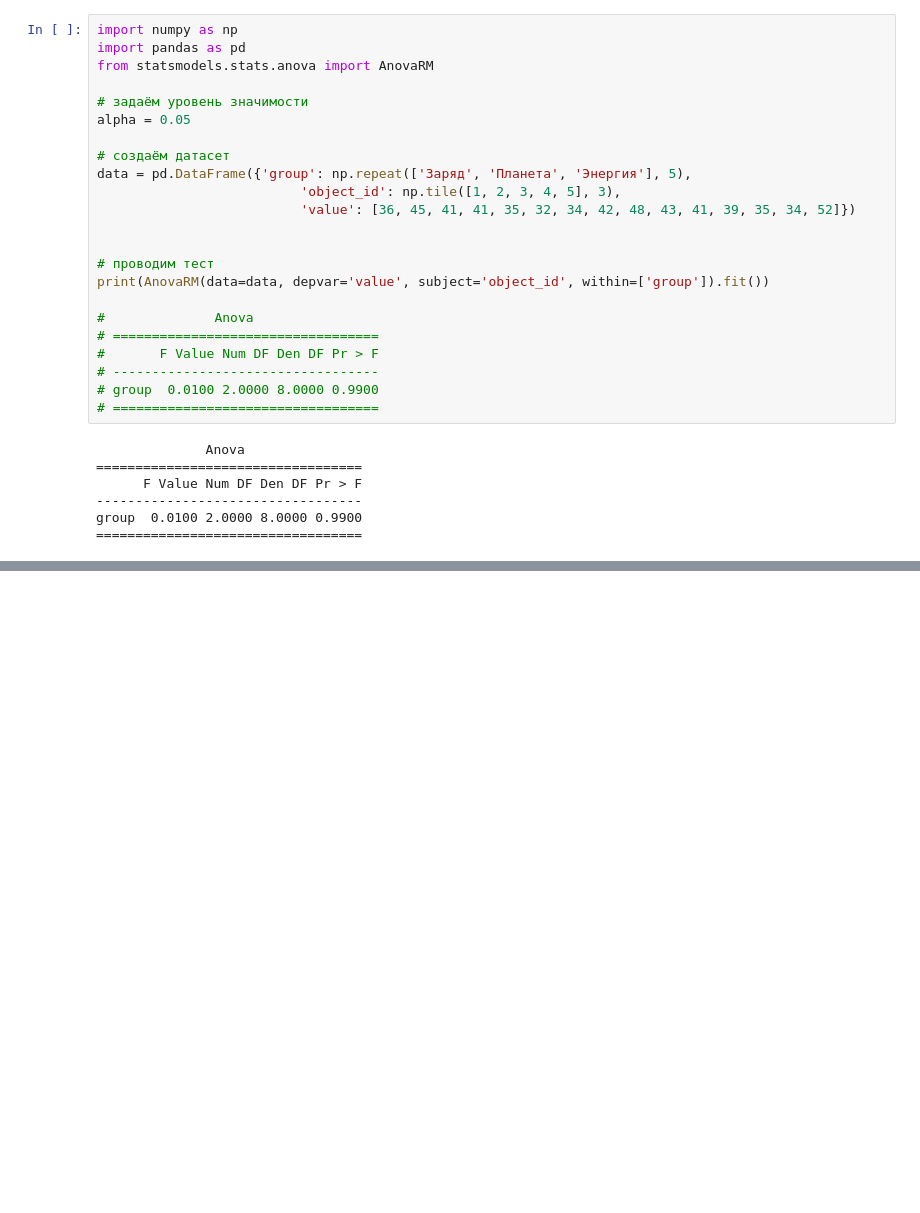
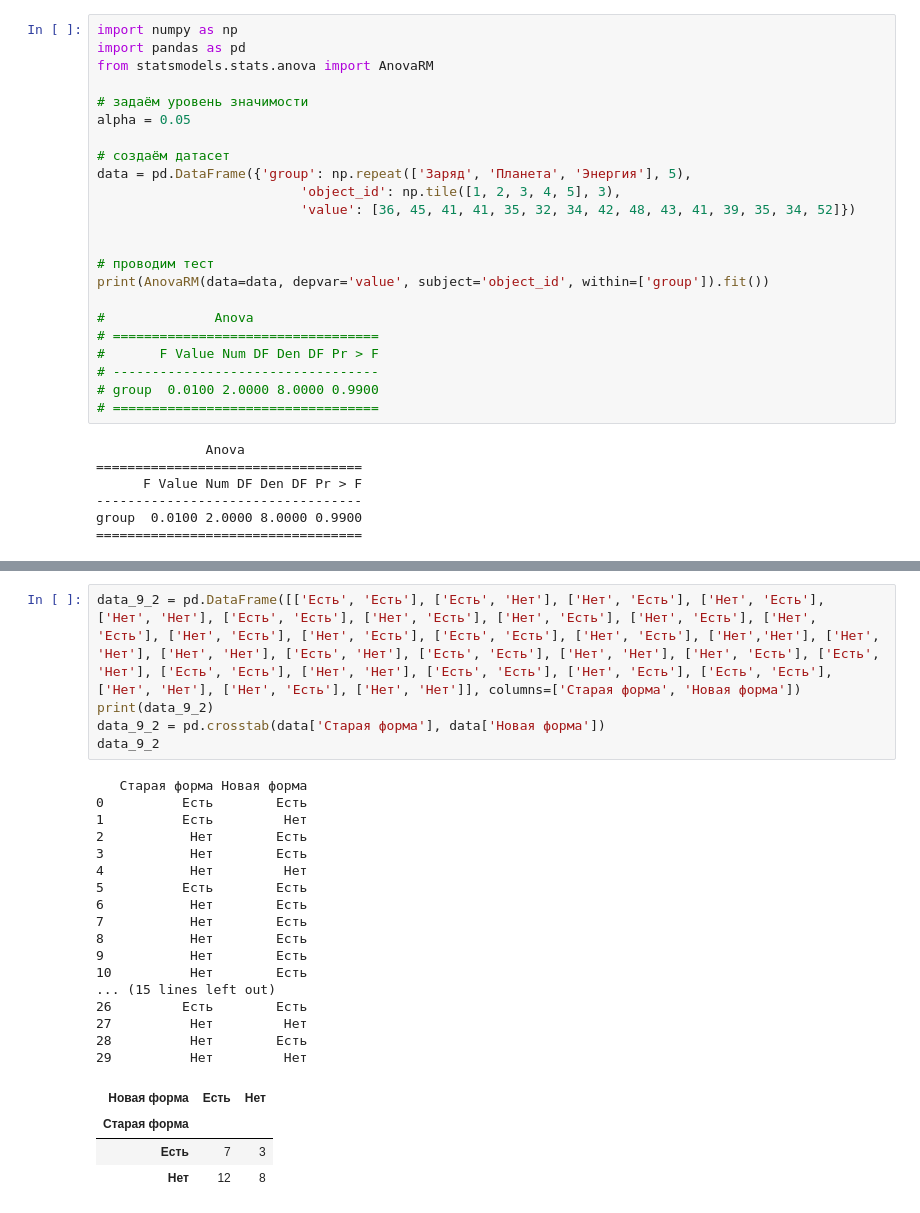
Before and after one commit to AlexGorel/IDE_NEW, a Jupyter notebook: EDA-4. Статистические тесты/EDA-4. Статистические тесты.ipynb, the cells around one changed output, grey strips where cells are left out. Cells and saved outputs as stored; diff of their text form; blank space fills up the shorter version.

```diff
--- a/EDA-4. Статистические тесты/EDA-4. Статистические тесты.ipynb
+++ b/EDA-4. Статистические тесты/EDA-4. Статистические тесты.ipynb
@@ -292,0 +839,27 @@ group  0.0100 2.0000 8.0000 0.9900
+# %%
+data_9_2 = pd.DataFrame([['Есть', 'Есть'], ['Есть', 'Нет'], ['Нет', 'Есть'], ['Нет', 'Есть'], ['Нет', 'Нет'], ['Есть', 'Есть'], ['Нет', 'Есть'], ['Нет', 'Есть'], ['Нет', 'Есть'], ['Нет', 'Есть'], ['Нет', 'Есть'], ['Нет', 'Есть'], ['Есть', 'Есть'], ['Нет', 'Есть'], ['Нет','Нет'], ['Нет', 'Нет'], ['Нет', 'Нет'], ['Есть', 'Нет'], ['Есть', 'Есть'], ['Нет', 'Нет'], ['Нет', 'Есть'], ['Есть', 'Нет'], ['Есть', 'Есть'], ['Нет', 'Нет'], ['Есть', 'Есть'], ['Нет', 'Есть'], ['Есть', 'Есть'], ['Нет', 'Нет'], ['Нет', 'Есть'], ['Нет', 'Нет']], columns=['Старая форма', 'Новая форма'])
+print(data_9_2)
+data_9_2 = pd.crosstab(data['Старая форма'], data['Новая форма'])
+data_9_2
+# %% [output]
+   Старая форма Новая форма
+0          Есть        Есть
+1          Есть         Нет
+2           Нет        Есть
+3           Нет        Есть
+4           Нет         Нет
+5          Есть        Есть
+6           Нет        Есть
+7           Нет        Есть
+8           Нет        Есть
+9           Нет        Есть
+10          Нет        Есть
+... (15 lines left out)
+26         Есть        Есть
+27          Нет         Нет
+28          Нет        Есть
+29          Нет         Нет
+| Новая форма | Есть | Нет |
+| Старая форма |  |  |
+| Есть | 7 | 3 |
+| Нет | 12 | 8 |
```
Also changed, not shown: parts of 26 cells of this notebook, 3 other files.
